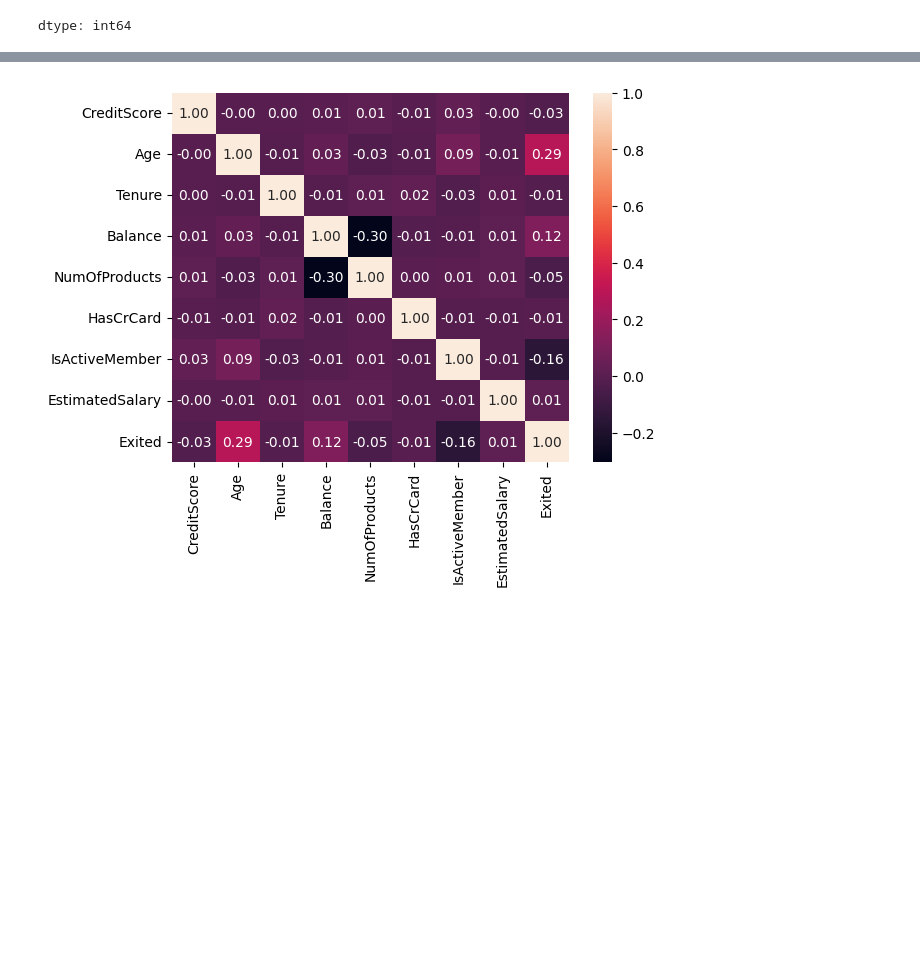
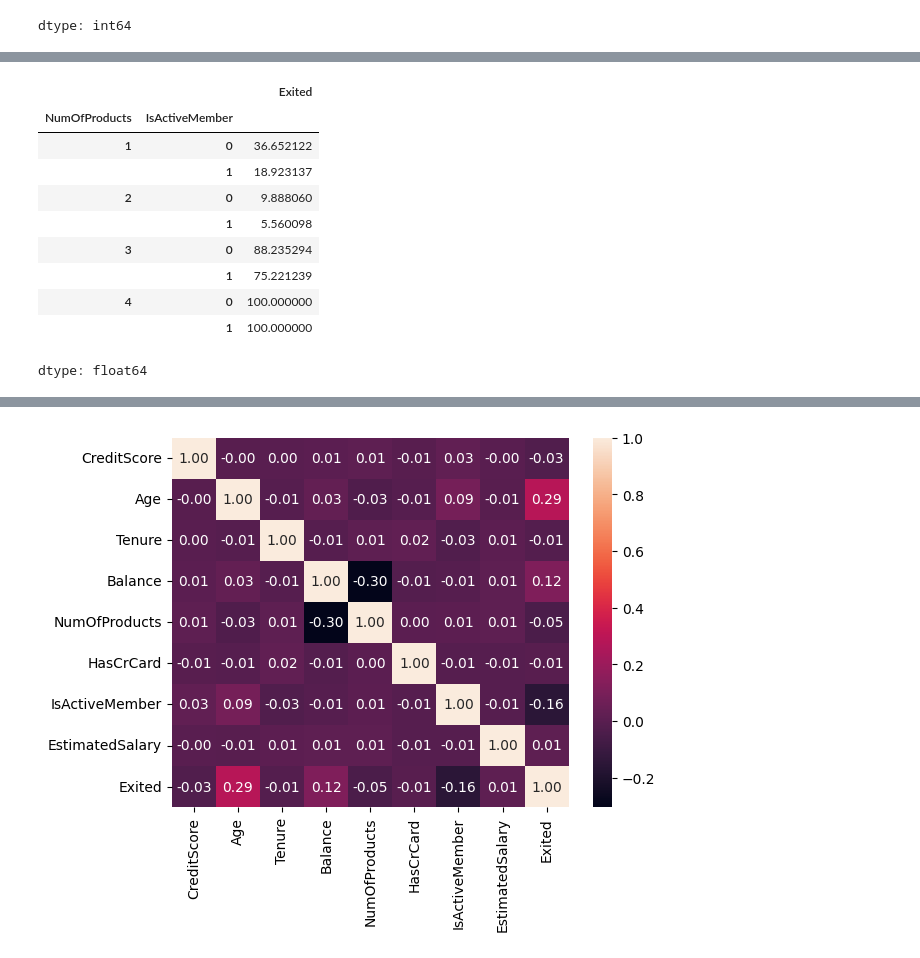
Before and after one commit to Asmitpremkumar16/Customer_Churn, a Jupyter notebook: Churn_Model.ipynb, the cells around one changed output, grey strips where cells are left out. Drawn from its saved outputs; the diff is of its cells as text; code cells hidden in the pictures; blank space fills up the shorter version.

```diff
--- a/Churn_Model.ipynb
+++ b/Churn_Model.ipynb
@@ -62,0 +103,14 @@ dtype: int64
+# %%
+data.groupby(['NumOfProducts','IsActiveMember'])['Exited'].mean() * 100
+# %% [output]
+|  |  | Exited |
+| NumOfProducts | IsActiveMember |  |
+| 1 | 0 | 36.652122 |
+|  | 1 | 18.923137 |
+| 2 | 0 | 9.888060 |
+|  | 1 | 5.560098 |
+| 3 | 0 | 88.235294 |
+|  | 1 | 75.221239 |
+| 4 | 0 | 100.000000 |
+|  | 1 | 100.000000 |
+dtype: float64
```
Also changed, not shown: parts of 13 cells of this notebook.
